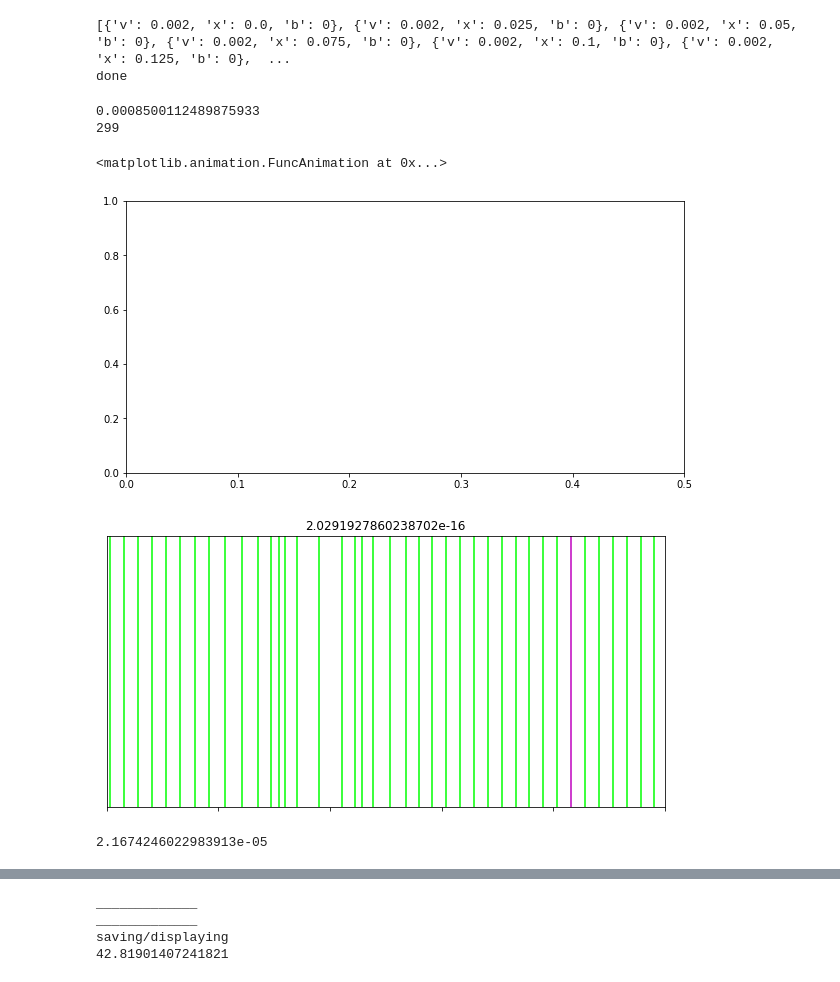
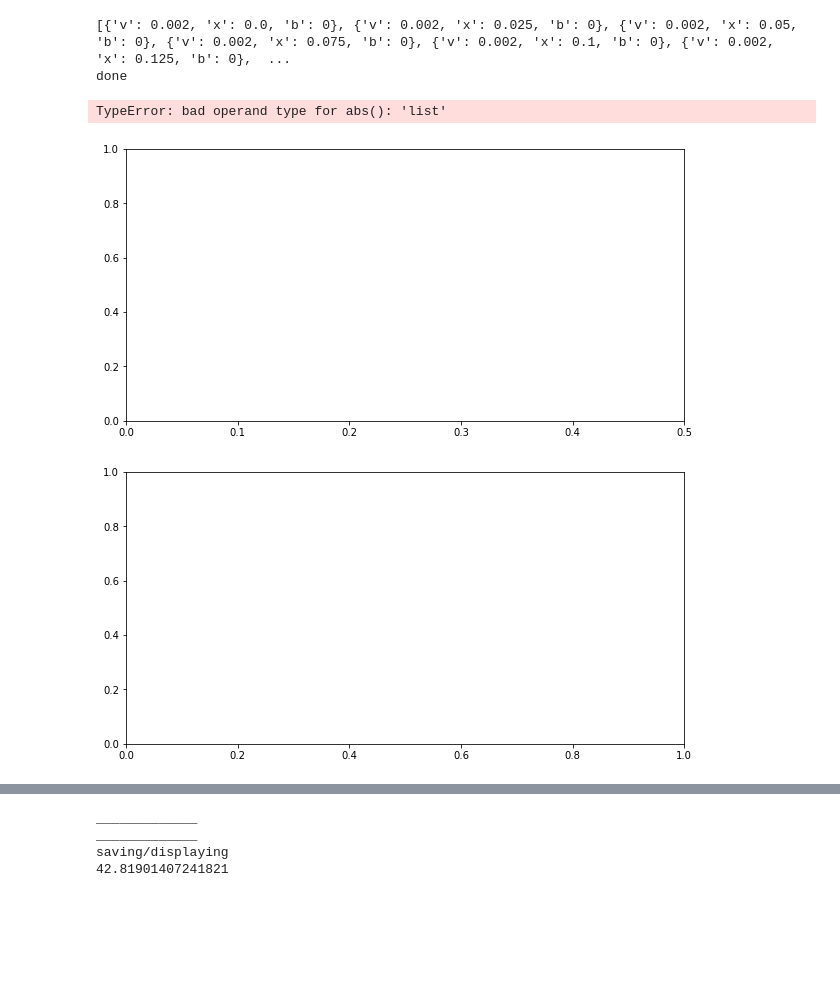
Before and after one commit to malcolmmaas/traffic, a Jupyter notebook: model.ipynb, the cells around one changed output, grey strips where cells are left out. Cells and saved outputs as stored; diff of their text form; code cells hidden in the pictures; blank space fills up the shorter version.

Commit message:
separate model and animation for first sim as well

```diff
--- a/model.ipynb
+++ b/model.ipynb
@@ -138,7 +162,6 @@ b = .1
 
 braker = 1
 time_series = []
-time_series2 = []
 crash = False
 stop_on_crash = False
 iterations = 600
@@ -147,8 +170,8 @@ for i in range(iterations):
     if not crash or not stop_on_crash:
         print(i, end='\r')
 #         print(cars)
-        time_series2.append(copy.deepcopy(cars))
-        time_series.append([c['x'] for c in cars])
+        time_series.append(copy.deepcopy(cars))
+#         time_series.append([c['x'] for c in cars])
     #     print(time_series)
         cars_old = copy.deepcopy(cars)
 
@@ -183,10 +206,6 @@ print('done')
 [{'v': 0.002, 'x': 0.0, 'b': 0}, {'v': 0.002, 'x': 0.025, 'b': 0}, {'v': 0.002, 'x': 0.05, 'b': 0}, {'v': 0.002, 'x': 0.075, 'b': 0}, {'v': 0.002, 'x': 0.1, 'b': 0}, {'v': 0.002, 'x': 0.125, 'b': 0},  ...
 done
 # %%
-# model params: reaction time, avg speed, following distance, "disruption severity".
-# The effect on speed from braking is linear
-
-# LINE OF CARS
 %matplotlib inline
 import matplotlib.pyplot as plt
 plt.rcParams["animation.html"] = "html5"
@@ -201,12 +220,12 @@ plt.rcParams['figure.figsize'] = (10,5)
 plt.xlim([0,0.5])
 fig, ax = plt.subplots()
 
-max_b = max([max([abs(y['b']) for y in x]) for x in time_series2])
+max_b = max([max([abs(y['b']) for y in x]) for x in time_series])
 print(max_b)
 b_upper_bound = max_b
 b_lower_bound = max_b
 def animate(i):
-    cars = time_series2[i]
+    cars = time_series[i]
     print(i, end='\r')
 #         print(cars)
     # graph params
@@ -219,39 +238,33 @@ def animate(i):
         global max_b
 #         print(j)
         # highlight the braker and color the rest by acceleration
 #             if j == braker and cars[j]['b'] == 0 and i < ts[0]:
 #                 ax.axvline(x=car['x']%1, color='m')
 #             elif cars[j]['b'] > 0:
 #                 ax.axvline(x=car['x']%1, color='g')
 #             elif cars[j]['b'] < 0:
 #                 ax.axvline(x=car['x']%1, color='r')
 #             else:
 #                 ax.axvline(x=car['x']%1)
 #             print(car['b'])
 #             print(abs(car['b']) > max_b)
 #             print(car['b'])
 #             print(max_b)
         if abs(car['b']) > max_b and not abs(car['b']) == braker_val:
             max_b = abs(car['b'])
 #             print(car['b'])
 #             print(cmap((car['b']+upper_bound)/upper_bound*2))
 
         if j == 3:
             ax.axvline(x=car['x']%L, color='m')
             ax.set_title(car['b'])
         else:
             ax.axvline(x=car['x']%L, color=cmap((car['b']+b_lower_bound)/b_upper_bound*2))
 
 
-ani = FuncAnimation(fig, animate, frames=len(time_series2), interval=30)
+ani = FuncAnimation(fig, animate, frames=len(time_series), interval=30)
 ani
 # %% [output]
-0.0008500112489875933
-299
+TypeError: bad operand type for abs(): 'list'
-<matplotlib.animation.FuncAnimation at 0x...>
 [figure]
-[figure, old version]
+[figure, new version]
-# %%
-max_b
-# %% [output]
-2.1674246022983913e-05
```
Also changed, not shown: parts of 6 cells of this notebook.
